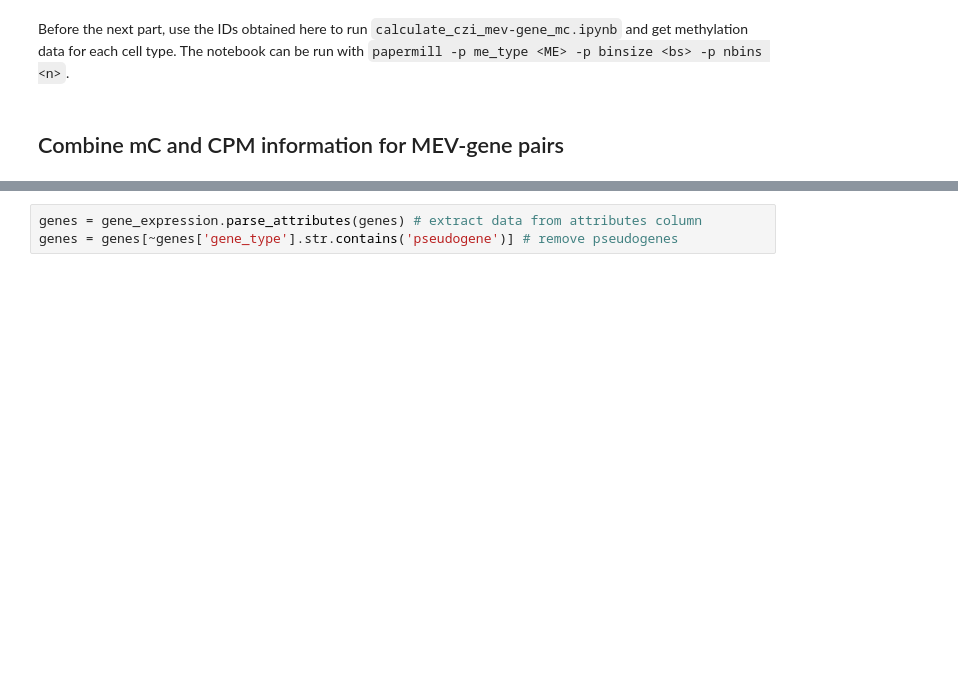
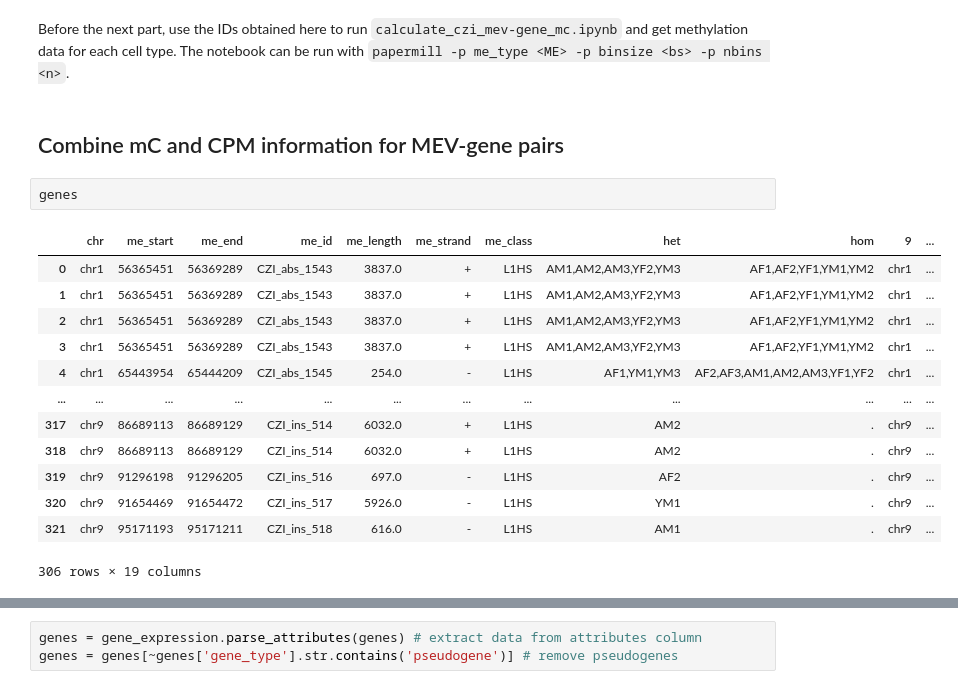
Before and after one commit to dmnburrows/me_polymorphisms, a Jupyter notebook: czi_mev_gene_expression.ipynb, the cells around one changed output, grey strips where cells are left out. Drawn from its saved outputs; the diff is of its cells as text; blank space fills up the shorter version.

```diff
--- a/czi_mev_gene_expression.ipynb
+++ b/czi_mev_gene_expression.ipynb
@@ -168,3 +191,19 @@ mev_genes.head()
 Before the next part, use the IDs obtained here to run `calculate_czi_mev-gene_mc.ipynb` and get methylation data for each cell type. The notebook can be run with `papermill -p me_type <ME> -p binsize <bs> -p nbins <n>`.
 # %% [markdown]
 ## Combine mC and CPM information for MEV-gene pairs
+# %%
+genes
+# %% [output]
+|  | chr | me_start | me_end | me_id | me_length | me_strand | me_class | het | hom | 9 | ... |
+| 0 | chr1 | 56365451 | 56369289 | CZI_abs_1543 | 3837.0 | + | L1HS | AM1,AM2,AM3,YF2,YM3 | AF1,AF2,YF1,YM1,YM2 | chr1 | ... |
+| 1 | chr1 | 56365451 | 56369289 | CZI_abs_1543 | 3837.0 | + | L1HS | AM1,AM2,AM3,YF2,YM3 | AF1,AF2,YF1,YM1,YM2 | chr1 | ... |
+| 2 | chr1 | 56365451 | 56369289 | CZI_abs_1543 | 3837.0 | + | L1HS | AM1,AM2,AM3,YF2,YM3 | AF1,AF2,YF1,YM1,YM2 | chr1 | ... |
+| 3 | chr1 | 56365451 | 56369289 | CZI_abs_1543 | 3837.0 | + | L1HS | AM1,AM2,AM3,YF2,YM3 | AF1,AF2,YF1,YM1,YM2 | chr1 | ... |
+| 4 | chr1 | 65443954 | 65444209 | CZI_abs_1545 | 254.0 | - | L1HS | AF1,YM1,YM3 | AF2,AF3,AM1,AM2,AM3,YF1,YF2 | chr1 | ... |
+| ... | ... | ... | ... | ... | ... | ... | ... | ... | ... | ... | ... |
+| 317 | chr9 | 86689113 | 86689129 | CZI_ins_514 | 6032.0 | + | L1HS | AM2 | . | chr9 | ... |
+| 318 | chr9 | 86689113 | 86689129 | CZI_ins_514 | 6032.0 | + | L1HS | AM2 | . | chr9 | ... |
+| 319 | chr9 | 91296198 | 91296205 | CZI_ins_516 | 697.0 | - | L1HS | AF2 | . | chr9 | ... |
+| 320 | chr9 | 91654469 | 91654472 | CZI_ins_517 | 5926.0 | - | L1HS | YM1 | . | chr9 | ... |
+| 321 | chr9 | 95171193 | 95171211 | CZI_ins_518 | 616.0 | - | L1HS | AM1 | . | chr9 | ... |
+306 rows × 19 columns
```
Also changed, not shown: parts of 18 cells of this notebook, 7 other files.
